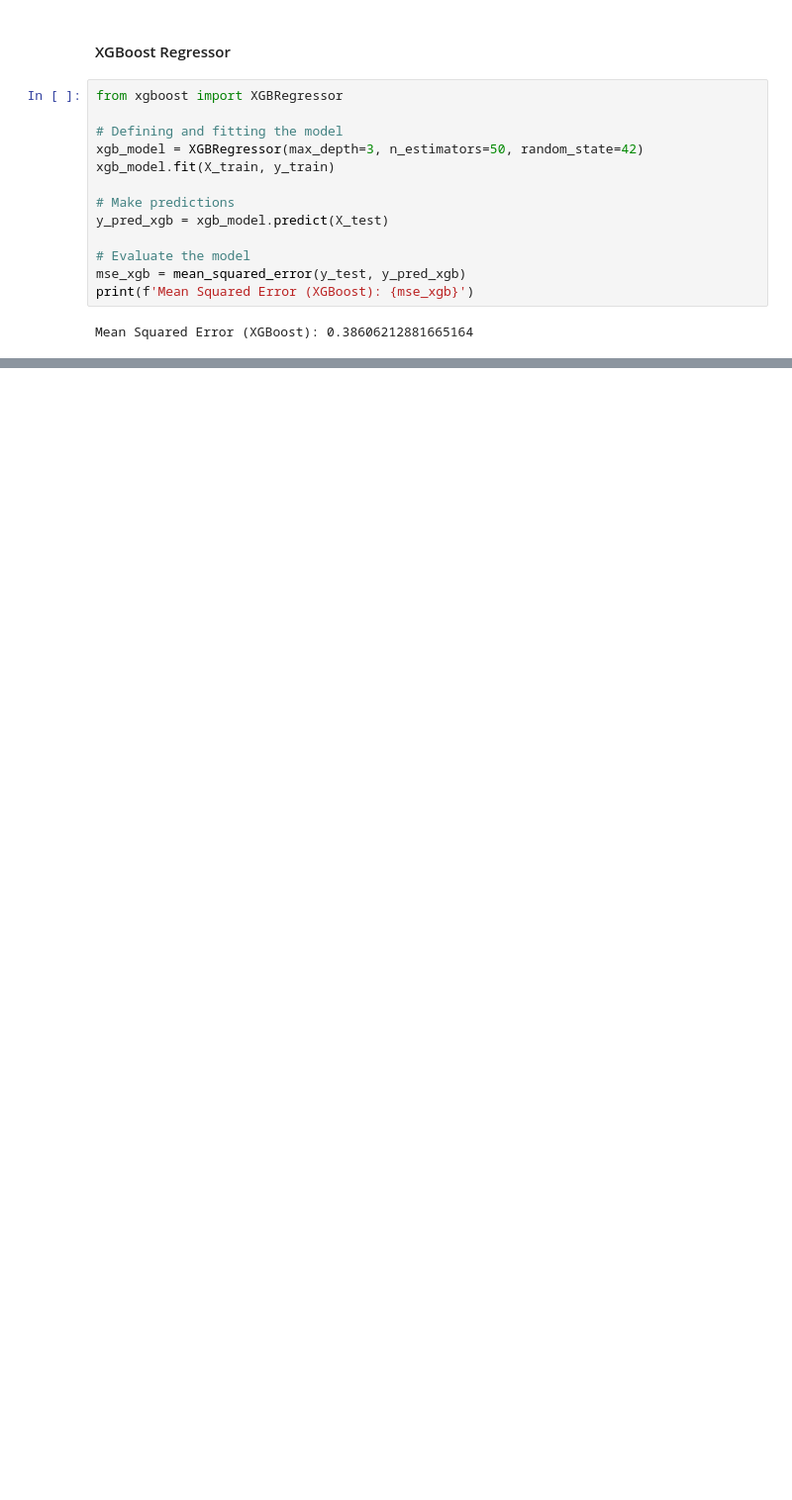
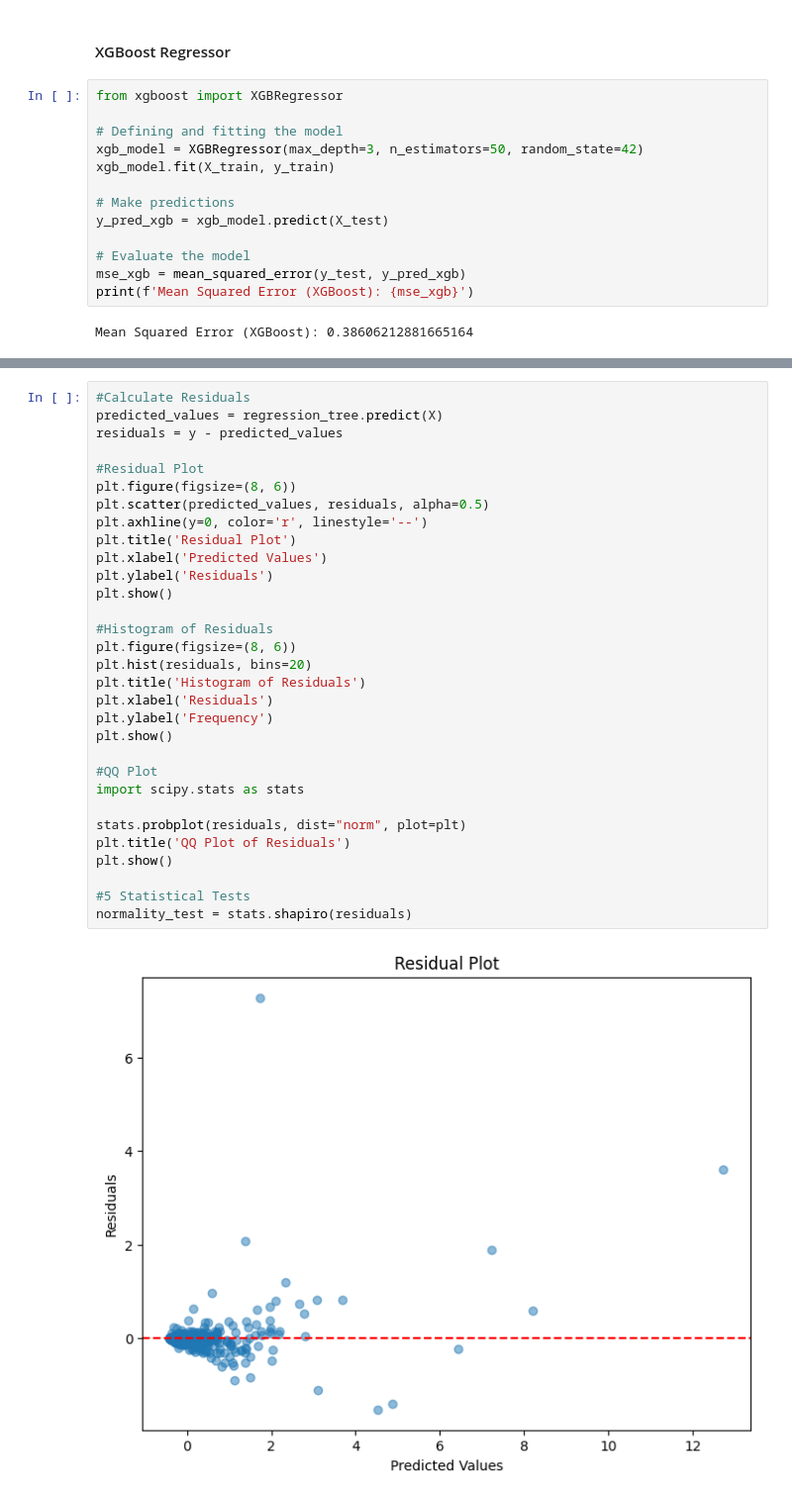
Before and after one commit to eunjeongc/covcast, a Jupyter notebook: Regression Tree.ipynb, the cells around one changed output, grey strips where cells are left out. Shown at 99% size. Drawn from its saved outputs; the diff is of its cells as text; blank space fills up the shorter version.

Commit message:
Add files via upload
with residuals graph

```diff
--- a/Regression Tree.ipynb
+++ b/Regression Tree.ipynb
@@ -122,3 +122,36 @@ plt.legend()
 plt.show()
 # %% [output]
 [figure]
+# %%
+#Calculate Residuals
+predicted_values = regression_tree.predict(X)
+residuals = y - predicted_values
+
+#Residual Plot
+plt.figure(figsize=(8, 6))
+plt.scatter(predicted_values, residuals, alpha=0.5)
+plt.axhline(y=0, color='r', linestyle='--')
+plt.title('Residual Plot')
+plt.xlabel('Predicted Values')
+plt.ylabel('Residuals')
+plt.show()
+
+#Histogram of Residuals
+plt.figure(figsize=(8, 6))
+plt.hist(residuals, bins=20)
+plt.title('Histogram of Residuals')
+plt.xlabel('Residuals')
+plt.ylabel('Frequency')
+plt.show()
+
+#QQ Plot
+import scipy.stats as stats
+
+stats.probplot(residuals, dist="norm", plot=plt)
+plt.title('QQ Plot of Residuals')
+plt.show()
+
+#5 Statistical Tests
+normality_test = stats.shapiro(residuals)
+# %% [output]
+[figure, added]
```
Also changed, not shown: parts of 5 cells of this notebook.
